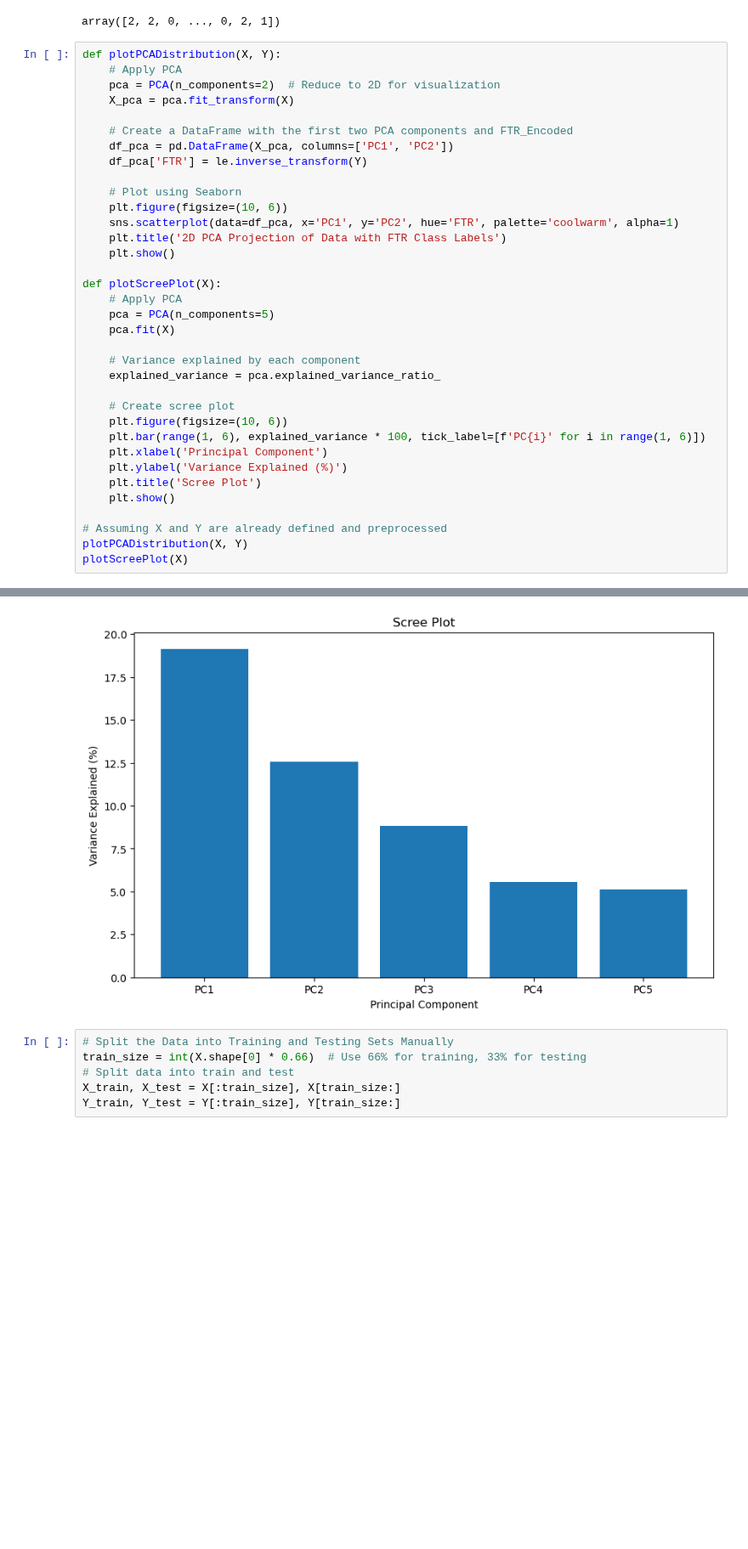
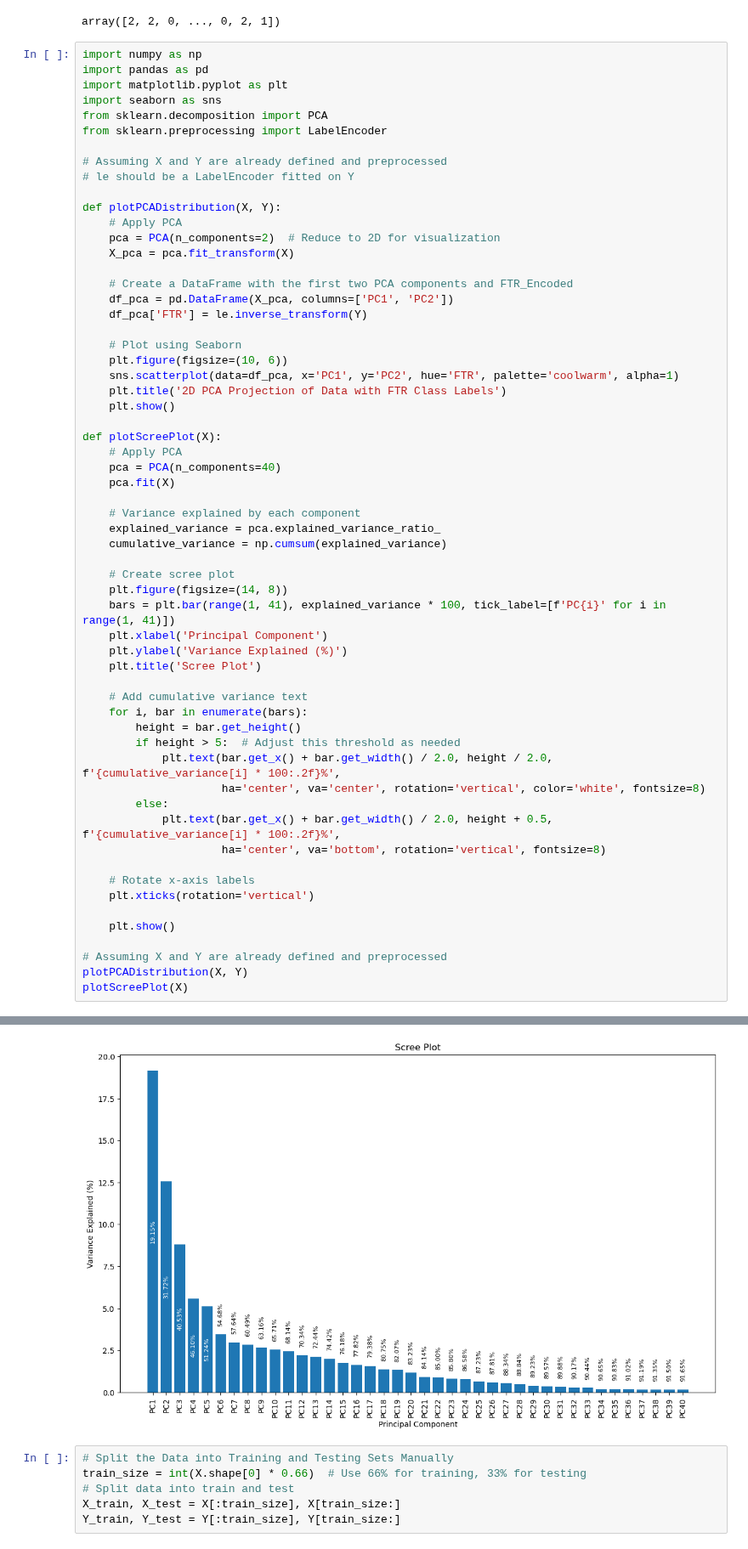
Before and after one commit to chenhsu16/SVM_Collab, a Jupyter notebook: Combined Notebook (Complicated) v2.ipynb, the cells around one changed output, grey strips where cells are left out. Shown at 85% size. Saved outputs shown, nothing was run; the diff lists cells and outputs as text; blank space fills up the shorter version.

```diff
--- a/Combined Notebook (Complicated) v2.ipynb
+++ b/Combined Notebook (Complicated) v2.ipynb
@@ -603,43 +603,68 @@ display(Y)
 # %% [output]
 array([2, 2, 0, ..., 0, 2, 1])
 # %%
+import numpy as np
+import pandas as pd
+import matplotlib.pyplot as plt
+import seaborn as sns
+from sklearn.decomposition import PCA
+from sklearn.preprocessing import LabelEncoder
+
+# Assuming X and Y are already defined and preprocessed
+# le should be a LabelEncoder fitted on Y
+
 def plotPCADistribution(X, Y):
     # Apply PCA
     pca = PCA(n_components=2)  # Reduce to 2D for visualization
     X_pca = pca.fit_transform(X)
 
     # Create a DataFrame with the first two PCA components and FTR_Encoded
     df_pca = pd.DataFrame(X_pca, columns=['PC1', 'PC2'])
     df_pca['FTR'] = le.inverse_transform(Y)
 
     # Plot using Seaborn
     plt.figure(figsize=(10, 6))
     sns.scatterplot(data=df_pca, x='PC1', y='PC2', hue='FTR', palette='coolwarm', alpha=1)
     plt.title('2D PCA Projection of Data with FTR Class Labels')
     plt.show()
 
 def plotScreePlot(X):
     # Apply PCA
-    pca = PCA(n_components=5)
+    pca = PCA(n_components=40)
     pca.fit(X)
 
     # Variance explained by each component
     explained_variance = pca.explained_variance_ratio_
+    cumulative_variance = np.cumsum(explained_variance)
 
     # Create scree plot
-    plt.figure(figsize=(10, 6))
-    plt.bar(range(1, 6), explained_variance * 100, tick_label=[f'PC{i}' for i in range(1, 6)])
+    plt.figure(figsize=(14, 8))
+    bars = plt.bar(range(1, 41), explained_variance * 100, tick_label=[f'PC{i}' for i in range(1, 41)])
     plt.xlabel('Principal Component')
     plt.ylabel('Variance Explained (%)')
     plt.title('Scree Plot')
+
+    # Add cumulative variance text
+    for i, bar in enumerate(bars):
+        height = bar.get_height()
+        if height > 5:  # Adjust this threshold as needed
+            plt.text(bar.get_x() + bar.get_width() / 2.0, height / 2.0, f'{cumulative_variance[i] * 100:.2f}%',
+                     ha='center', va='center', rotation='vertical', color='white', fontsize=8)
+        else:
+            plt.text(bar.get_x() + bar.get_width() / 2.0, height + 0.5, f'{cumulative_variance[i] * 100:.2f}%',
+                     ha='center', va='bottom', rotation='vertical', fontsize=8)
+
+    # Rotate x-axis labels
+    plt.xticks(rotation='vertical')
+
     plt.show()
 
 # Assuming X and Y are already defined and preprocessed
 plotPCADistribution(X, Y)
 plotScreePlot(X)
 # %% [output]
 [figure]
-[figure, old version]
+[figure, new version]
 # %%
 # Split the Data into Training and Testing Sets Manually
 train_size = int(X.shape[0] * 0.66)  # Use 66% for training, 33% for testing
```
Also changed, not shown: parts of 7 cells of this notebook, 2 other files.
